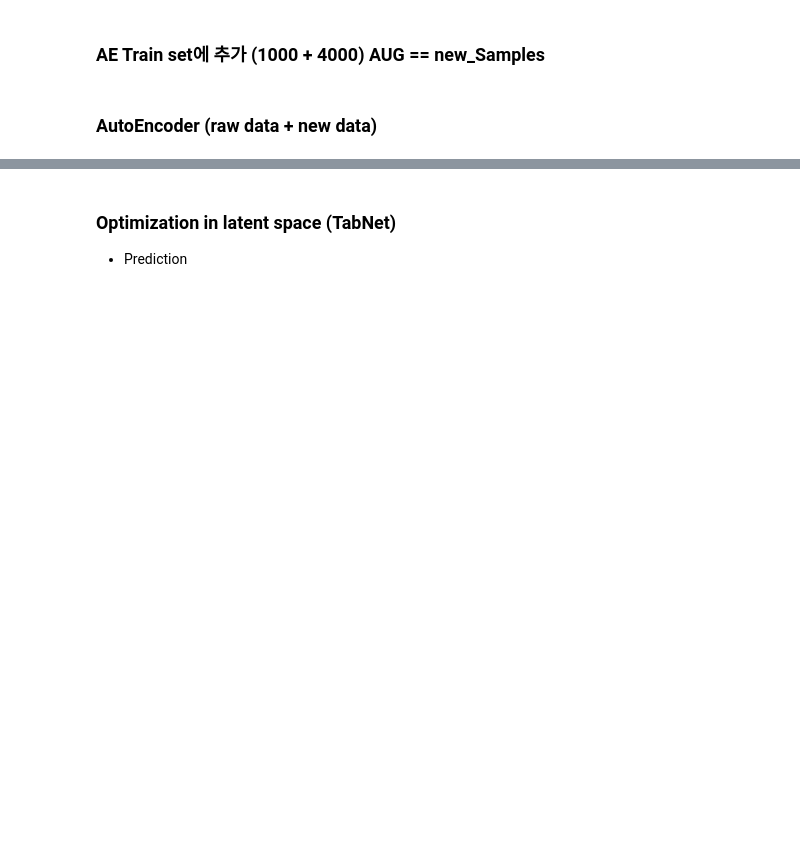
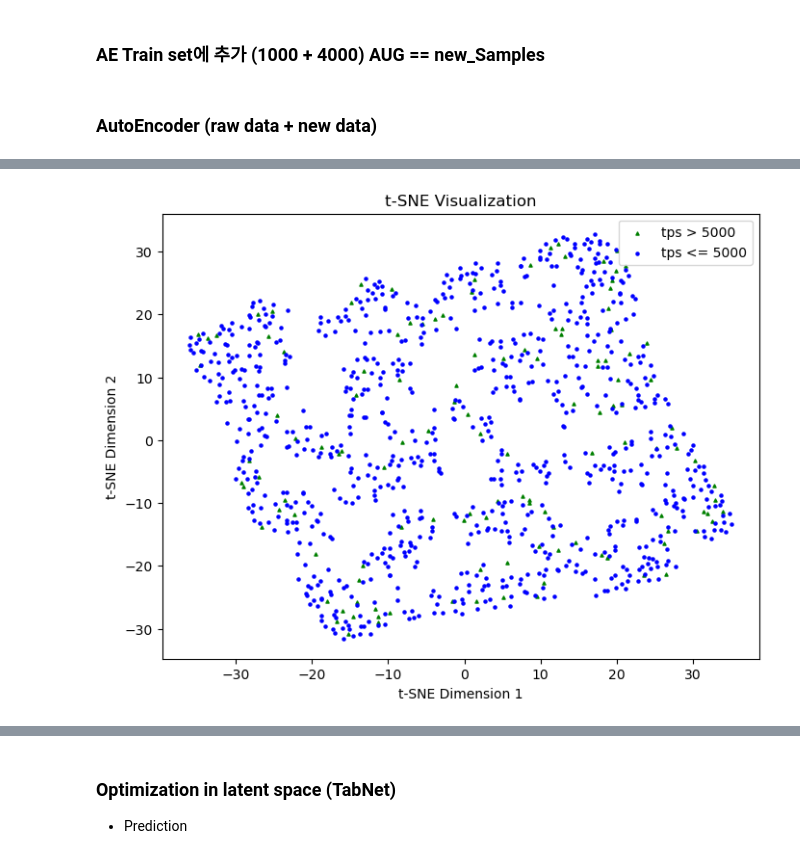
Before and after one commit to addb-swstarlab/DATATune, a Jupyter notebook: TADA_BB.ipynb, the cells around one changed output, grey strips where cells are left out. Cells and saved outputs as stored; diff of their text form; code cells hidden in the pictures; blank space fills up the shorter version.

```diff
--- a/TADA_BB.ipynb
+++ b/TADA_BB.ipynb
@@ -533,0 +643,27 @@ for epoch in range(50000):
+# %%
+import pandas as pd
+import numpy as np
+from sklearn.manifold import TSNE
+import matplotlib.pyplot as plt
+
+
+
+# t-SNE를 사용하여 X 데이터를 2차원으로 축소
+tsne = TSNE(n_components=2, random_state=0)
+X_tsne = tsne.fit_transform(A_config)
+
+# 'tps' 값이 5000을 넘는 인덱스와 그렇지 않은 인덱스를 분리
+index_high_tps = metrics[metrics['tps'] > 5000].index
+index_low_tps = metrics[metrics['tps'] <= 5000].index
+
+# t-SNE 결과 시각화
+plt.figure(figsize=(8, 6))
+plt.scatter(X_tsne[index_high_tps, 0], X_tsne[index_high_tps, 1], color='green',s=5, marker='^', label='tps > 5000')
+plt.scatter(X_tsne[index_low_tps, 0], X_tsne[index_low_tps, 1], color='blue', s=5,label='tps <= 5000')
+plt.legend()
+plt.xlabel('t-SNE Dimension 1')
+plt.ylabel('t-SNE Dimension 2')
+plt.title('t-SNE Visualization')
+plt.show()
+# %% [output]
+[figure, added]
```
Also changed, not shown: parts of 47 cells of this notebook.
